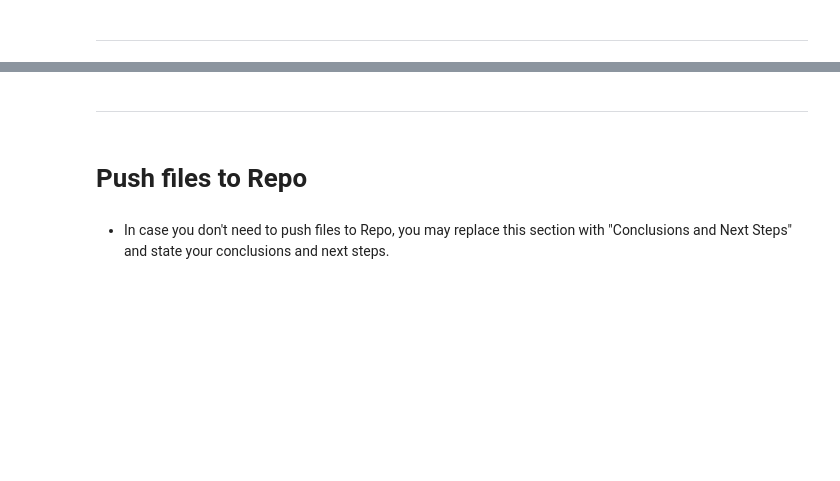
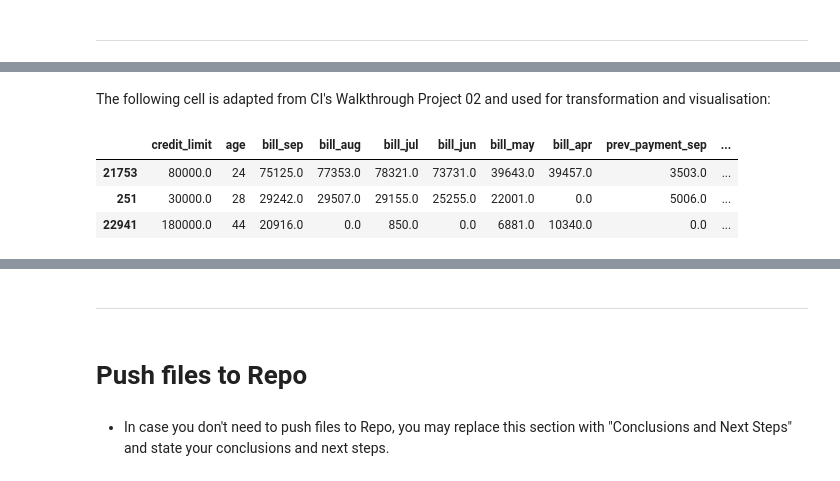
Before and after one commit to frankiesanjana/credit-card-default, a Jupyter notebook: jupyter_notebooks/04_feature_engineering.ipynb, the cells around one changed output, grey strips where cells are left out. Drawn from its saved outputs; the diff is of its cells as text; code cells hidden in the pictures; blank space fills up the shorter version.

```diff
--- a/jupyter_notebooks/04_feature_engineering.ipynb
+++ b/jupyter_notebooks/04_feature_engineering.ipynb
@@ -95,14 +95,11 @@ Given the wide variety of split percentages suggested from various sources, a sp
 # %%
 from sklearn.model_selection import train_test_split
 
-X_train, X_test, y_train, y_test = train_test_split(
-    df.drop(['default_next_month'], axis=1),
+TrainSet, TestSet, _, __ = train_test_split(
+    df,
     df['default_next_month'],
     test_size=0.2,
     random_state=42,
 )
-print(f"Training features dataset: {X_train.shape}")
-print(f"Training target variable: {y_train.shape}")
-print(f"Testing features dataset: {X_test.shape}")
-print(f"Testing target variable: {y_test.shape}")
+print(f"TrainSet shape: {TrainSet.shape} \nTestSet shape: {TestSet.shape}")
 # %% [output]
@@ -168,0 +254,2 @@ NOTE
+# %% [markdown]
+The following cell is adapted from CI's Walkthrough Project 02 and used for transformation and visualisation:
@@ -168,0 +442,8 @@ NOTE
+# %%
+df_engineering = TrainSet[numerical_vars].copy()
+df_engineering.head(3)
+# %% [output]
+|  | credit_limit | age | bill_sep | bill_aug | bill_jul | bill_jun | bill_may | bill_apr | prev_payment_sep | ... |
+| 21753 | 80000.0 | 24 | 75125.0 | 77353.0 | 78321.0 | 73731.0 | 39643.0 | 39457.0 | 3503.0 | ... |
+| 251 | 30000.0 | 28 | 29242.0 | 29507.0 | 29155.0 | 25255.0 | 22001.0 | 0.0 | 5006.0 | ... |
+| 22941 | 180000.0 | 44 | 20916.0 | 0.0 | 850.0 | 0.0 | 6881.0 | 10340.0 | 0.0 | ... |
```
Also changed, not shown: parts of 26 cells of this notebook, 2 other files.
